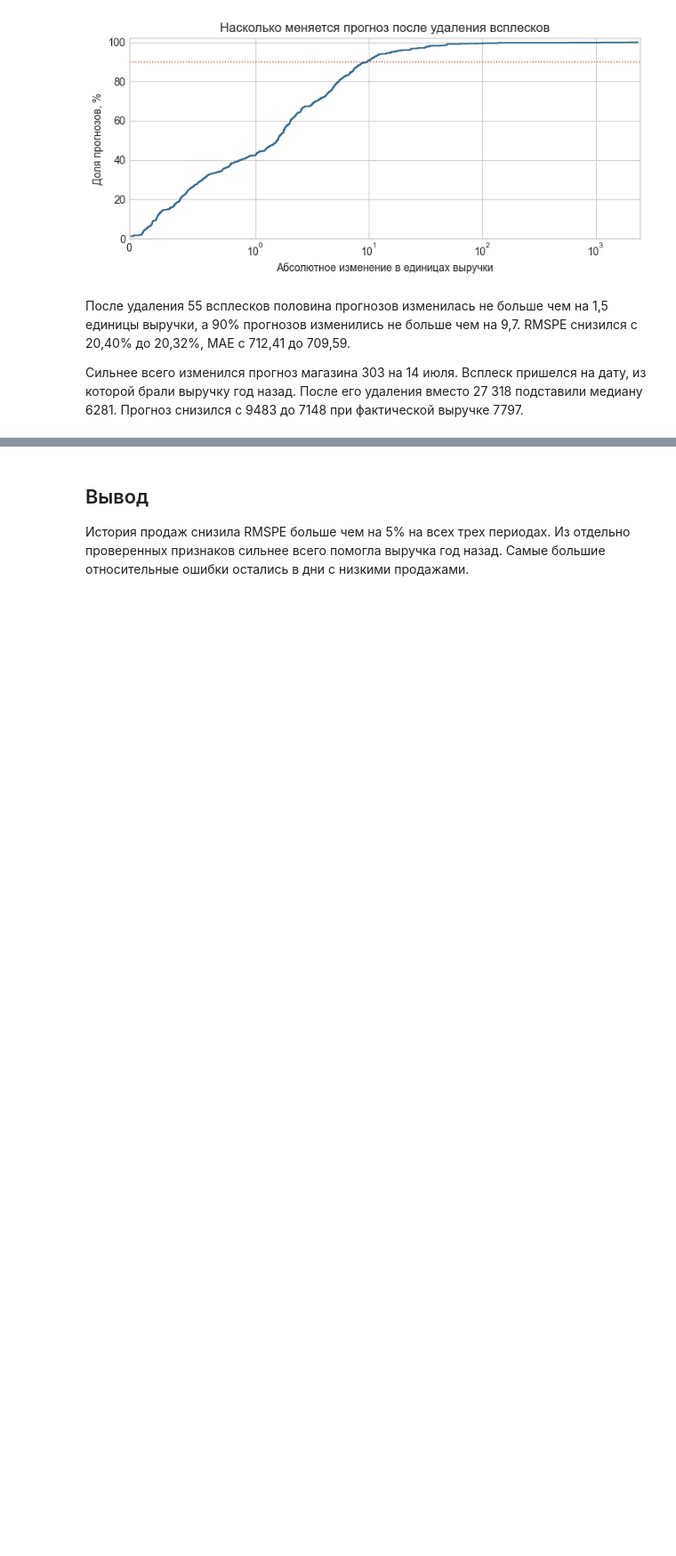
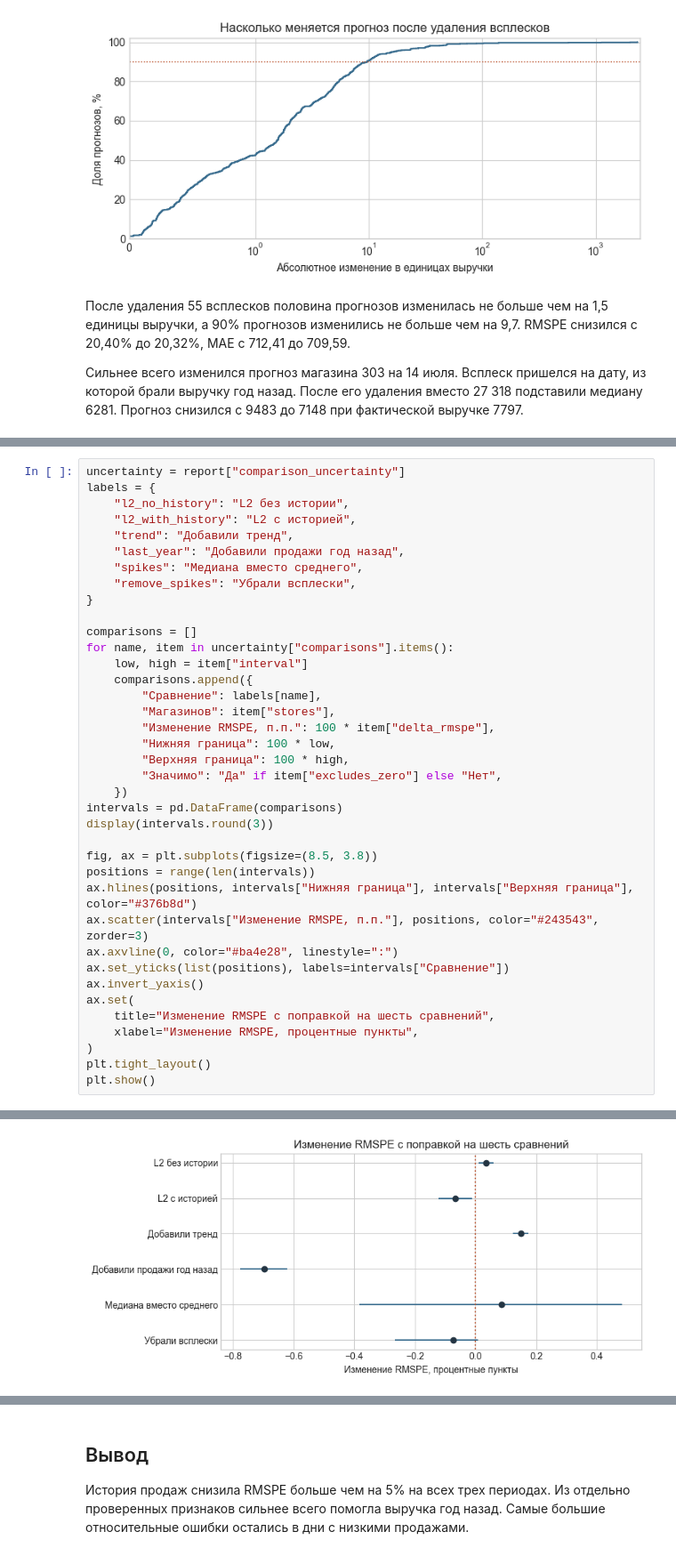
Before and after one commit to PikaChuChuMF/RnD-ML-Course-2026-2, a Jupyter notebook: notebooks/analysis.ipynb, the cells around one changed output, grey strips where cells are left out. Shown at 89% size. Saved outputs shown, nothing was run; the diff lists cells and outputs as text; blank space fills up the shorter version.

Commit message:
Add paired bootstrap intervals for RMSPE comparisons

```diff
--- a/notebooks/analysis.ipynb
+++ b/notebooks/analysis.ipynb
@@ -349,0 +358,39 @@ plt.show()
+# %%
+uncertainty = report["comparison_uncertainty"]
+labels = {
+    "l2_no_history": "L2 без истории",
+    "l2_with_history": "L2 с историей",
+    "trend": "Добавили тренд",
+    "last_year": "Добавили продажи год назад",
+    "spikes": "Медиана вместо среднего",
+    "remove_spikes": "Убрали всплески",
+}
+
+comparisons = []
+for name, item in uncertainty["comparisons"].items():
+    low, high = item["interval"]
+    comparisons.append({
+        "Сравнение": labels[name],
+        "Магазинов": item["stores"],
+        "Изменение RMSPE, п.п.": 100 * item["delta_rmspe"],
+        "Нижняя граница": 100 * low,
+        "Верхняя граница": 100 * high,
+        "Значимо": "Да" if item["excludes_zero"] else "Нет",
+    })
+intervals = pd.DataFrame(comparisons)
+display(intervals.round(3))
+
+fig, ax = plt.subplots(figsize=(8.5, 3.8))
+positions = range(len(intervals))
+ax.hlines(positions, intervals["Нижняя граница"], intervals["Верхняя граница"], color="#376b8d")
+ax.scatter(intervals["Изменение RMSPE, п.п."], positions, color="#243543", zorder=3)
+ax.axvline(0, color="#ba4e28", linestyle=":")
+ax.set_yticks(list(positions), labels=intervals["Сравнение"])
+ax.invert_yaxis()
+ax.set(
+    title="Изменение RMSPE с поправкой на шесть сравнений",
+    xlabel="Изменение RMSPE, процентные пункты",
+)
+plt.tight_layout()
+plt.show()
+# %% [output]
@@ -349,0 +404 @@ plt.show()
+[figure, added]
```
Also changed, not shown: parts of 3 cells of this notebook, 4 other files.
